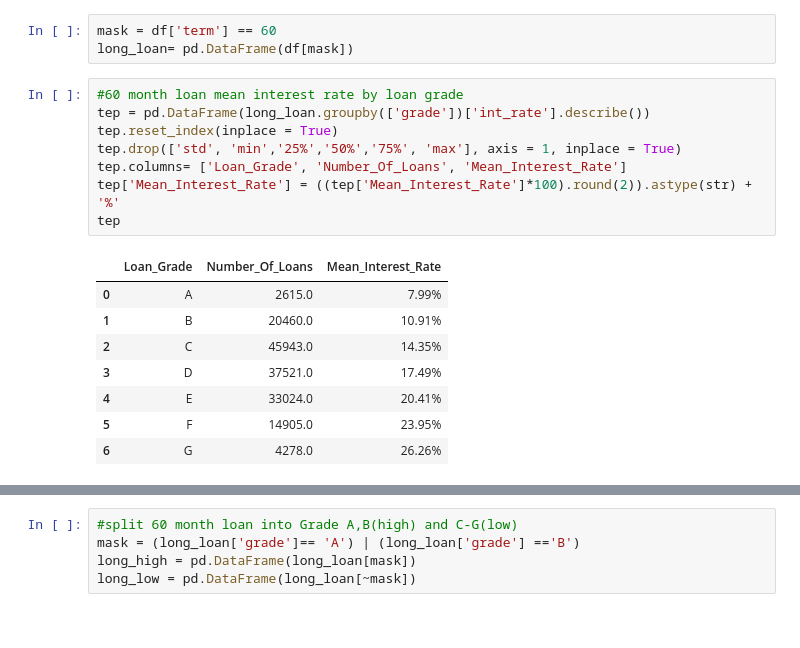
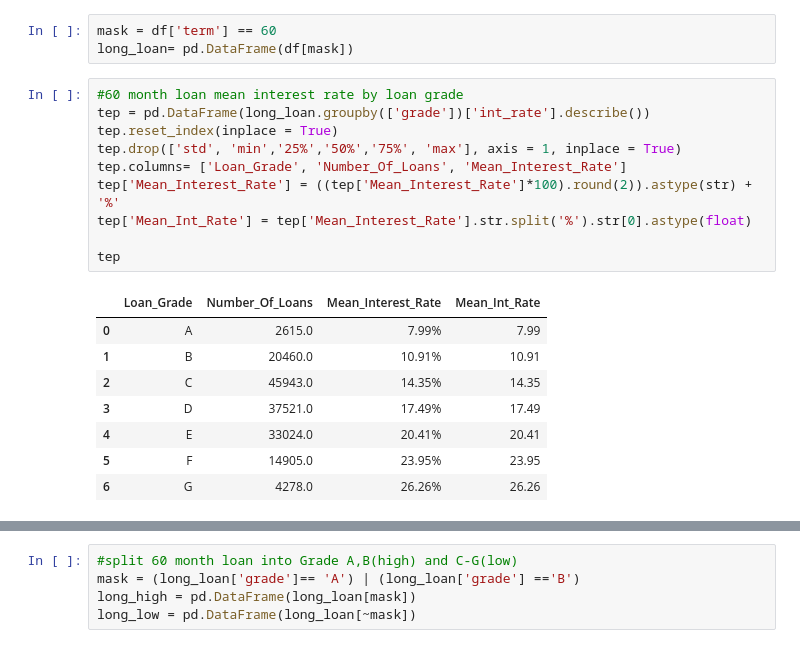
Before and after one commit to petehwu/LendingClub.com-Loan-Analysis, a Jupyter notebook: ipynb_final/Capstone_EDA_09092017.ipynb, the cells around one changed output, grey strips where cells are left out. Drawn from its saved outputs; the diff is of its cells as text.

```diff
--- a/ipynb_final/Capstone_EDA_09092017.ipynb
+++ b/ipynb_final/Capstone_EDA_09092017.ipynb
@@ -147,17 +264,19 @@ long_loan= pd.DataFrame(df[mask])
 # %%
 #60 month loan mean interest rate by loan grade
 tep = pd.DataFrame(long_loan.groupby(['grade'])['int_rate'].describe())
 tep.reset_index(inplace = True)
 tep.drop(['std', 'min','25%','50%','75%', 'max'], axis = 1, inplace = True)
 tep.columns= ['Loan_Grade', 'Number_Of_Loans', 'Mean_Interest_Rate']
 tep['Mean_Interest_Rate'] = ((tep['Mean_Interest_Rate']*100).round(2)).astype(str) + '%'
+tep['Mean_Int_Rate'] = tep['Mean_Interest_Rate'].str.split('%').str[0].astype(float)
+
 tep
 # %% [output]
-|  | Loan_Grade | Number_Of_Loans | Mean_Interest_Rate |
-| 0 | A | 2615.0 | 7.99% |
-| 1 | B | 20460.0 | 10.91% |
-| 2 | C | 45943.0 | 14.35% |
-| 3 | D | 37521.0 | 17.49% |
-| 4 | E | 33024.0 | 20.41% |
-| 5 | F | 14905.0 | 23.95% |
-| 6 | G | 4278.0 | 26.26% |
+|  | Loan_Grade | Number_Of_Loans | Mean_Interest_Rate | Mean_Int_Rate |
+| 0 | A | 2615.0 | 7.99% | 7.99 |
+| 1 | B | 20460.0 | 10.91% | 10.91 |
+| 2 | C | 45943.0 | 14.35% | 14.35 |
+| 3 | D | 37521.0 | 17.49% | 17.49 |
+| 4 | E | 33024.0 | 20.41% | 20.41 |
+| 5 | F | 14905.0 | 23.95% | 23.95 |
+| 6 | G | 4278.0 | 26.26% | 26.26 |
```
Also changed, not shown: parts of 33 cells of this notebook.
